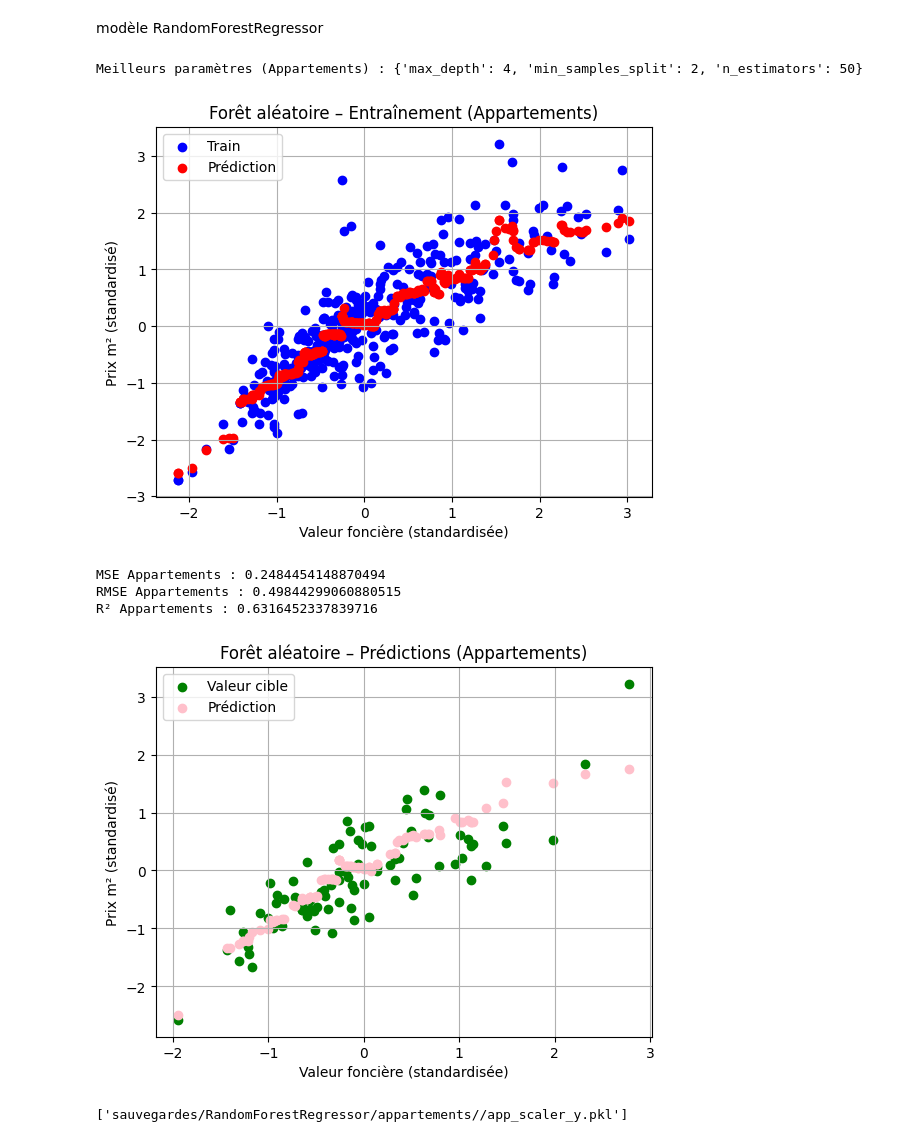
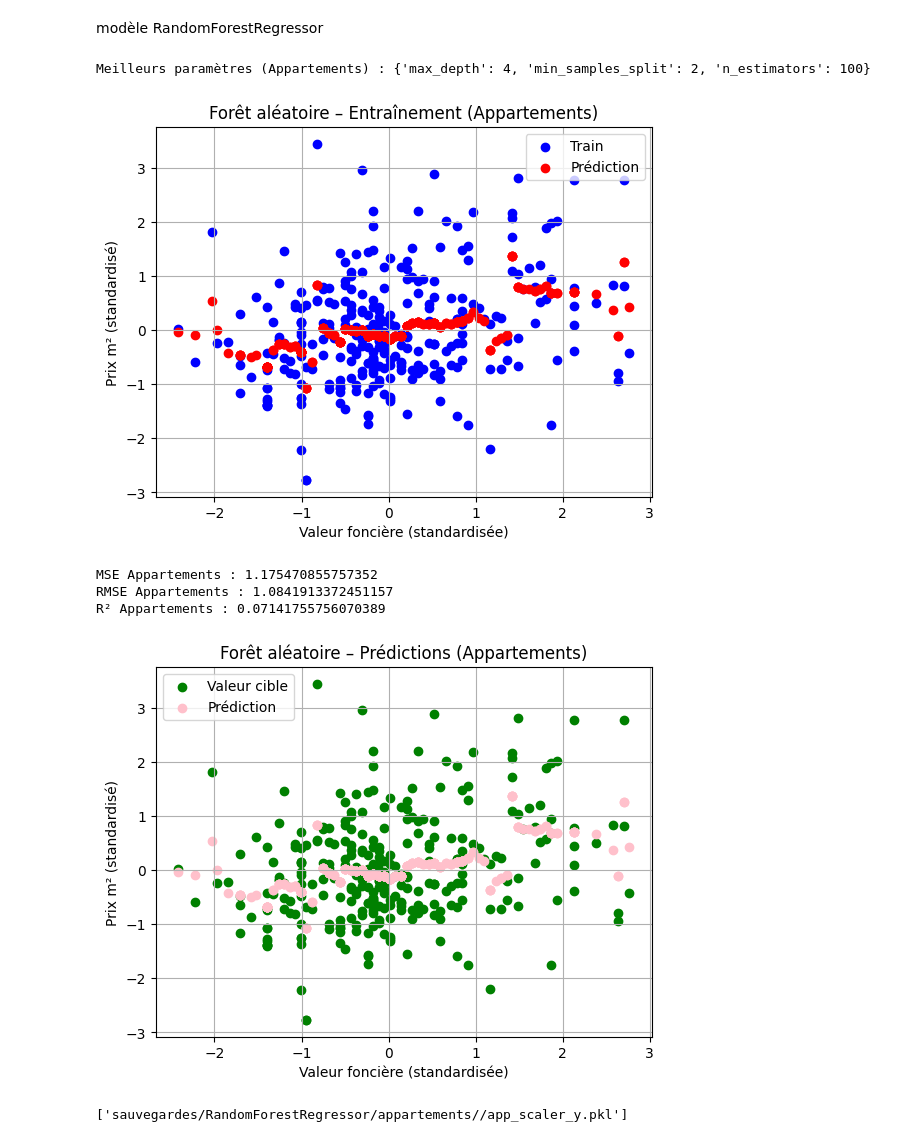
Before and after one commit to elvis-messiaen/IA-Immobilier, a Jupyter notebook: models/model_lille.ipynb, the cells around one changed output. Cells and saved outputs as stored; diff of their text form; code cells hidden in the pictures.

```diff
--- a/models/model_lille.ipynb
+++ b/models/model_lille.ipynb
@@ -54,7 +54,7 @@ df.describe()
 | max | NaN | NaN | NaN | NaN | NaN | ... |
 8 rows × 29 columns
 # %%
-df = df[df["Nombre pieces principales"] >= 4.0]
+df = df[df["Nombre pieces principales"] == 4.0]
 df.head(20)
 # %% [output]
 |  | Identifiant de document | Reference document | 1 Articles CGI | 2 Articles CGI | 3 Articles CGI | ... |
@@ -114,4 +114,4 @@ df_maisons.shape[0]
 # %%
-df_appartements = df_appartements[["Surface reelle bati", "Nombre pieces principales", "Type local", "Surface terrain", "Nombre de lots", "Valeur fonciere", "prix_m2"]]
+df_appartements = df_appartements[["Surface reelle bati", "Nombre pieces principales", "Type local", "Surface terrain", "Nombre de lots", "prix_m2"]]
 df_appartements.head(25)
 # %% [output]
@@ -574,7 +560,7 @@ joblib.dump(scaler_y, "sauvegardes/DecisionTreeRegressor/maisons/app_scaler_y.pk
 # %% [markdown]
 modèle RandomForestRegressor
 # %%
-X = df_appartements[['Valeur fonciere']].values
+X = df_appartements[['Surface reelle bati', 'Nombre pieces principales']].values
 y = df_appartements[["prix_m2"]].values
 
 from sklearn.model_selection import train_test_split
@@ -606,22 +592,22 @@ grid.fit(X_train_scaled, y_train_scaled.ravel())
 model = grid.best_estimator_
 print("Meilleurs paramètres (Appartements) :", grid.best_params_)
 # %% [output]
-Meilleurs paramètres (Appartements) : {'max_depth': 4, 'min_samples_split': 2, 'n_estimators': 50}
+Meilleurs paramètres (Appartements) : {'max_depth': 4, 'min_samples_split': 2, 'n_estimators': 100}
 # %%
 import matplotlib.pyplot as plt
 
 y_train_pred_scaled = model.predict(X_train_scaled)
 
-plt.scatter(X_train_scaled, y_train_scaled, color='blue', label='Train')
-plt.scatter(X_train_scaled, y_train_pred_scaled, color='red', label='Prédiction')
+plt.scatter(X_train_scaled[:, 0], y_train_scaled,  color='blue', label='Train')
+plt.scatter(X_train_scaled[:, 0], y_train_pred_scaled, color='red', label='Prédiction')
 plt.title("Forêt aléatoire – Entraînement (Appartements)")
 plt.xlabel("Valeur foncière (standardisée)")
 plt.ylabel("Prix m² (standardisé)")
 plt.legend()
 plt.grid(True)
 plt.show()
 # %% [output]
-[figure, old version]
+[figure, new version]
 # %%
 from sklearn.metrics import mean_squared_error, r2_score
 import numpy as np
@@ -633,12 +619,12 @@ print("MSE Appartements :", mse_forest_app)
 print("RMSE Appartements :", np.sqrt(mse_forest_app))
 print("R² Appartements :", r2_score(y_test_scaled, y_pred_scaled))
 # %% [output]
-MSE Appartements : 0.2484454148870494
-RMSE Appartements : 0.49844299060880515
-R² Appartements : 0.6316452337839716
+MSE Appartements : 1.175470855757352
+RMSE Appartements : 1.0841913372451157
+R² Appartements : 0.07141755756070389
 # %%
-plt.scatter(X_test_scaled, y_test_scaled, color='green', label='Valeur cible')
-plt.scatter(X_test_scaled, y_pred_scaled, color='pink', label='Prédiction')
+plt.scatter(X_train_scaled[:, 0], y_train_scaled, color='green', label='Valeur cible')
+plt.scatter(X_train_scaled[:, 0], y_train_pred_scaled, color='pink', label='Prédiction')
 plt.title("Forêt aléatoire – Prédictions (Appartements)")
 plt.xlabel("Valeur foncière (standardisée)")
 plt.ylabel("Prix m² (standardisé)")
@@ -646,7 +632,7 @@ plt.legend()
 plt.grid(True)
 plt.show()
 # %% [output]
-[figure, old version]
+[figure, new version]
 # %%
 os.makedirs("sauvegardes", exist_ok=True)
 
```
Also changed, not shown: parts of 55 cells of this notebook, 26 other files.
